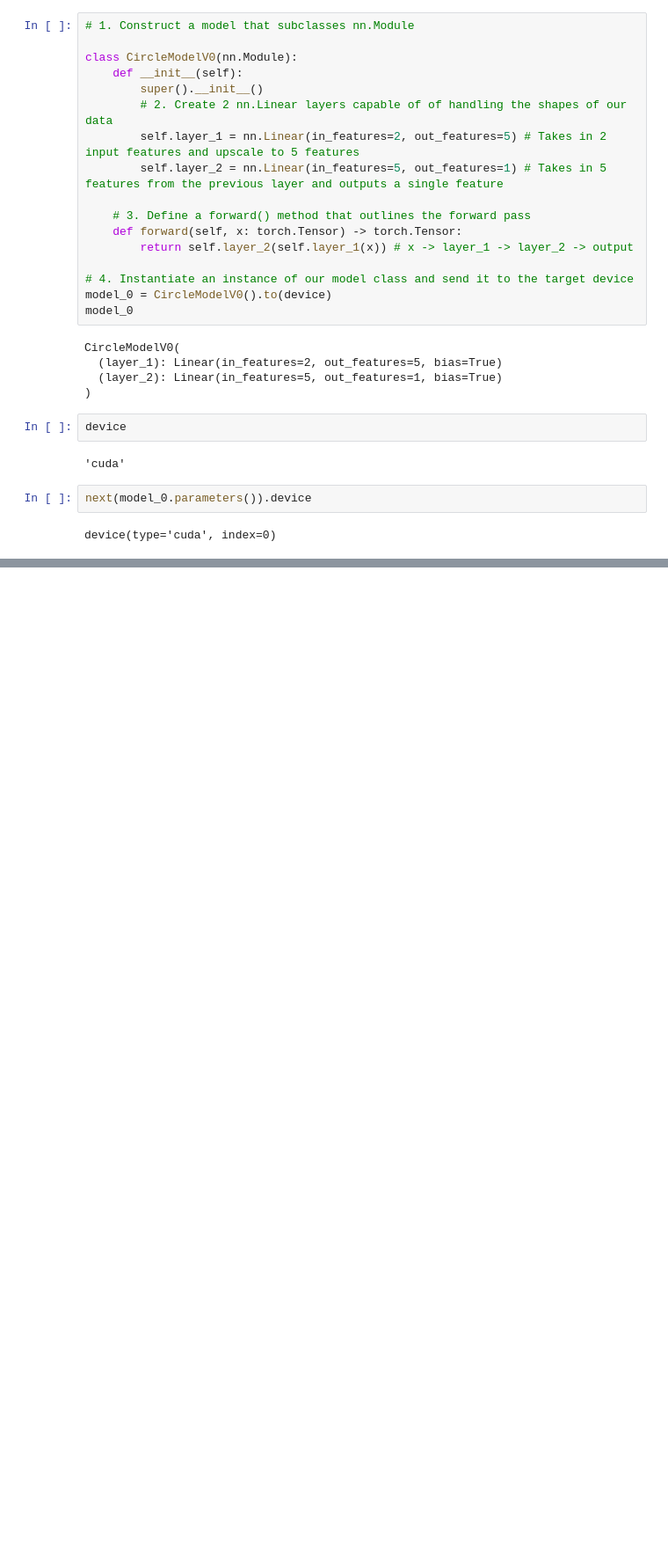
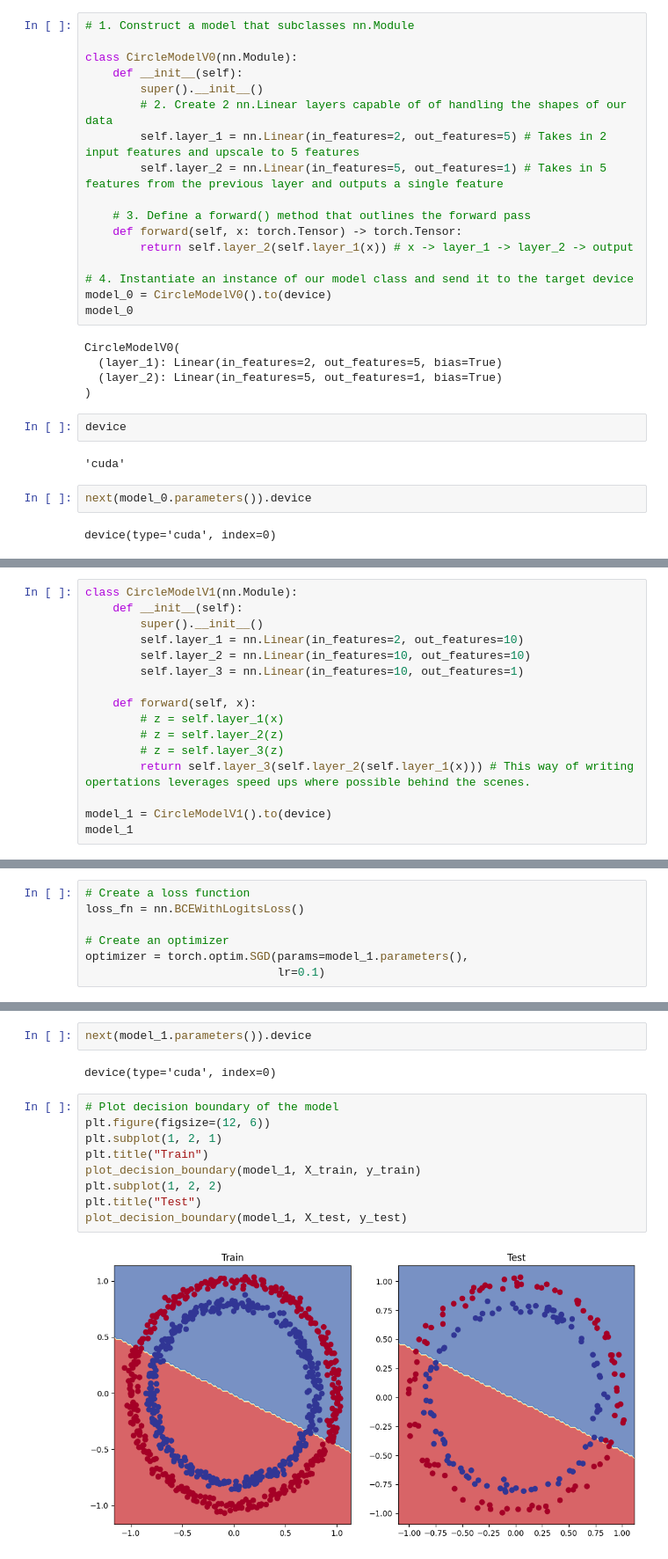
Before and after one commit to MuhammedUmerNazir/pytorch_code_snippets, a Jupyter notebook: 02_torch_neural_network_classification.ipynb, the cells around one changed output, grey strips where cells are left out. Shown: that part at 88% size. Cells and saved outputs as stored; diff of their text form; blank space fills up the shorter version.

```diff
--- a/02_torch_neural_network_classification.ipynb
+++ b/02_torch_neural_network_classification.ipynb
@@ -191,0 +513,16 @@ device(type='cuda', index=0)
+# %%
+class CircleModelV1(nn.Module):
+    def __init__(self):
+        super().__init__()
+        self.layer_1 = nn.Linear(in_features=2, out_features=10)
+        self.layer_2 = nn.Linear(in_features=10, out_features=10)
+        self.layer_3 = nn.Linear(in_features=10, out_features=1)
+
+    def forward(self, x):
+        # z = self.layer_1(x)
+        # z = self.layer_2(z)
+        # z = self.layer_3(z)
+        return self.layer_3(self.layer_2(self.layer_1(x))) # This way of writing opertations leverages speed ups where possible behind the scenes.
+
+model_1 = CircleModelV1().to(device)
+model_1
@@ -191,0 +535,7 @@ device(type='cuda', index=0)
+# %%
+# Create a loss function
+loss_fn = nn.BCEWithLogitsLoss()
+
+# Create an optimizer
+optimizer = torch.optim.SGD(params=model_1.parameters(),
+                            lr=0.1)
@@ -191,0 +608,15 @@ device(type='cuda', index=0)
+# %%
+next(model_1.parameters()).device
+# %% [output]
+device(type='cuda', index=0)
+# %%
+# Plot decision boundary of the model
+plt.figure(figsize=(12, 6))
+plt.subplot(1, 2, 1)
+plt.title("Train")
+plot_decision_boundary(model_1, X_train, y_train)
+plt.subplot(1, 2, 2)
+plt.title("Test")
+plot_decision_boundary(model_1, X_test, y_test)
+# %% [output]
+[figure, added]
```
Also changed, not shown: parts of 49 cells of this notebook.
